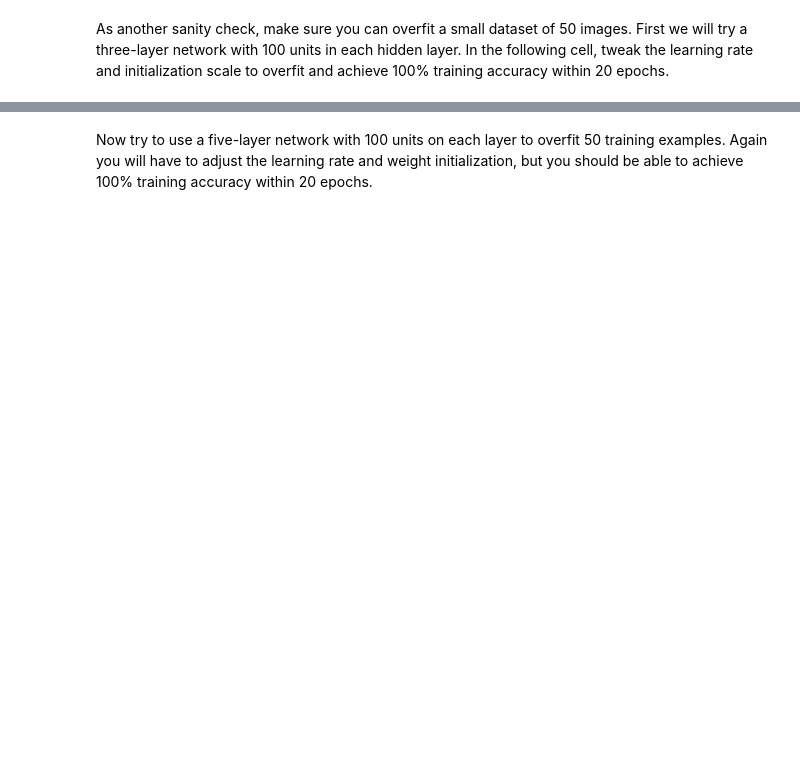
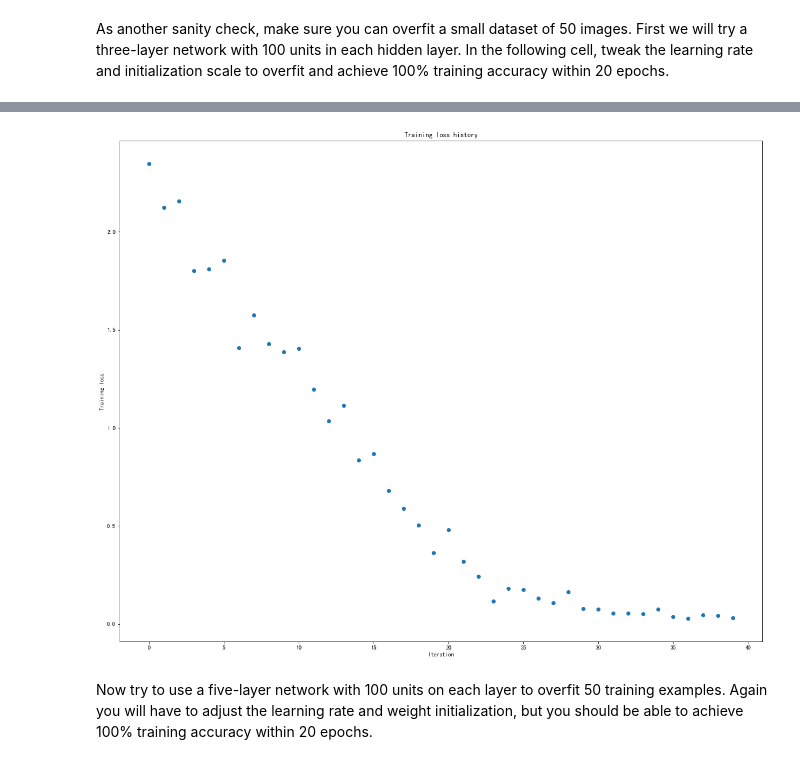
Before and after one commit to AxsPlayer/Course_Machine-learning, a Jupyter notebook: Stanford_Course/CS231n/spring1718_assignment2_v2/FullyConnectedNets.ipynb, the cells around one changed output, grey strips where cells are left out. Saved outputs shown, nothing was run; the diff lists cells and outputs as text; code cells hidden in the pictures; blank space fills up the shorter version.

```diff
--- a/Stanford_Course/CS231n/spring1718_assignment2_v2/FullyConnectedNets.ipynb
+++ b/Stanford_Course/CS231n/spring1718_assignment2_v2/FullyConnectedNets.ipynb
@@ -427,7 +432,7 @@ small_data = {
 }
 
 weight_scale = 1e-2
-learning_rate = 1e-4
+learning_rate = 1e-2
 model = FullyConnectedNet([100, 100],
               weight_scale=weight_scale, dtype=np.float64)
 solver = Solver(model, small_data,
@@ -444,3 +449,4 @@ plt.title('Training loss history')
 plt.xlabel('Iteration')
 plt.ylabel('Training loss')
 plt.show()
+# %% [output]
@@ -447,3 +470,4 @@ plt.show()
+[figure, added]
 # %% [markdown]
 Now try to use a five-layer network with 100 units on each layer to overfit 50 training examples. Again you will have to adjust the learning rate and weight initialization, but you should be able to achieve 100% training accuracy within 20 epochs.
 # %%
```
Also changed, not shown: parts of 5 cells of this notebook, 1 other file.
